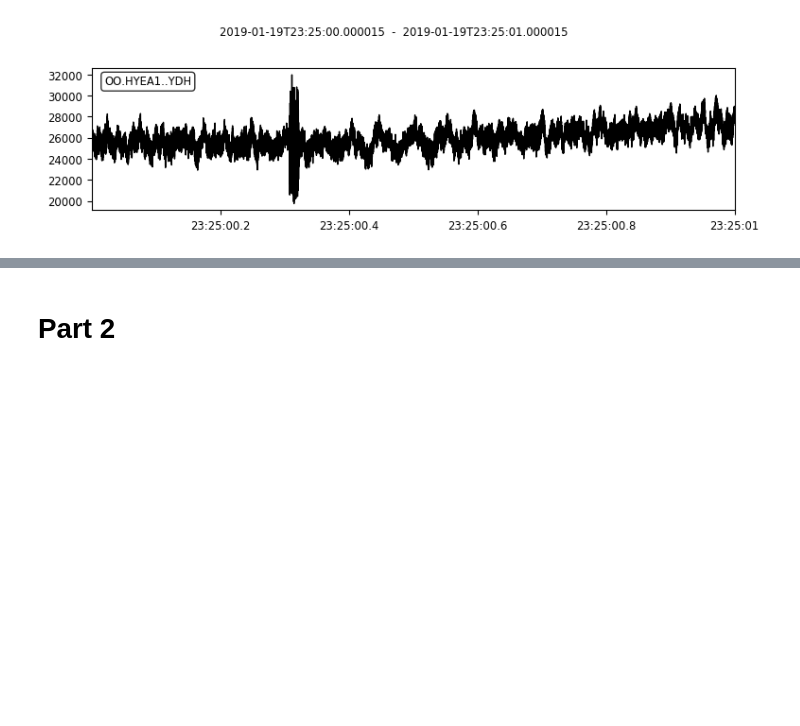
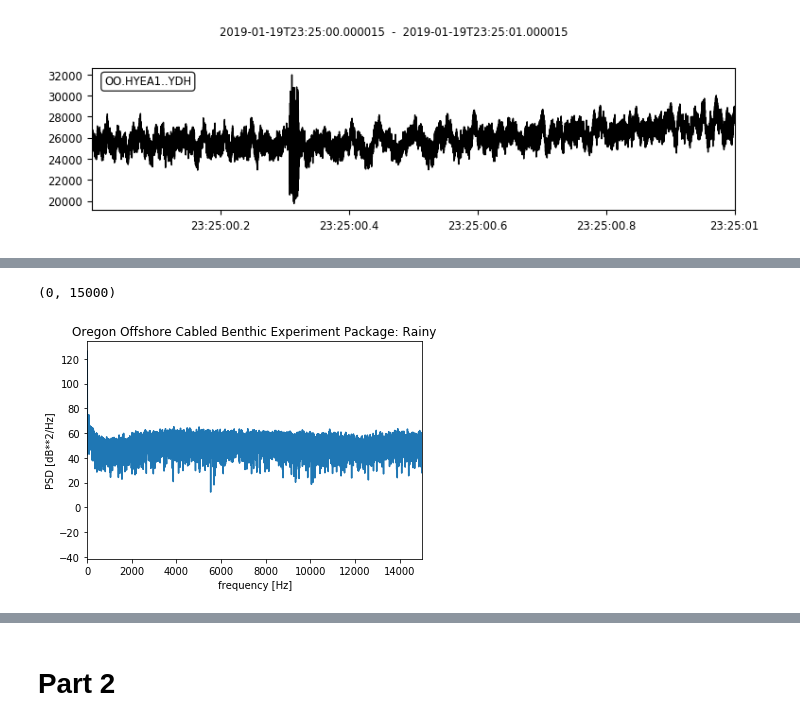
Before and after one commit to stephenscharkov/Project-4, a Jupyter notebook: code.ipynb, the cells around one changed output, grey strips where cells are left out. Saved outputs shown, nothing was run; the diff lists cells and outputs as text; code cells hidden in the pictures; blank space fills up the shorter version.

```diff
--- a/code.ipynb
+++ b/code.ipynb
@@ -268,0 +225,14 @@ plt.xlim(0,15000)
+# %%
+plt.figure(2)
+x5 = (sliced5[0].data)*np.hanning(len(sliced5[0].data))
+xfft5 = 2*np.square(fft(x5,64000))/(len(x5)*fs5)
+fre5 = np.linspace(1,fs5,64000)
+data_db5 = 10*np.log10(np.abs(xfft5))+169-128.9
+plt.plot(fre5[0:32000], data_db5[0:32000],label='PSD')
+plt.xlabel('frequency [Hz]')
+plt.ylabel('PSD [dB**2/Hz]')
+plt.title('Oregon Offshore Cabled Benthic Experiment Package: Rainy')
+plt.xlim(0,15000)
+# %% [output]
+(0, 15000)
+[figure, added]
```
Also changed, not shown: parts of 21 cells of this notebook.
